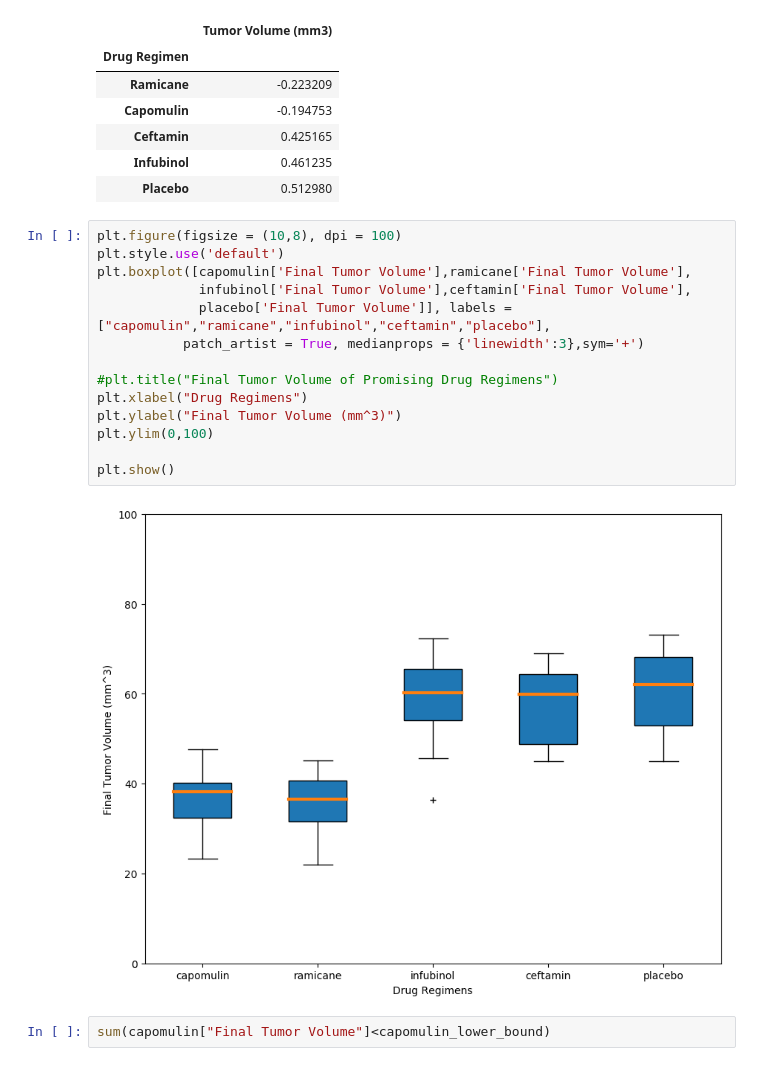
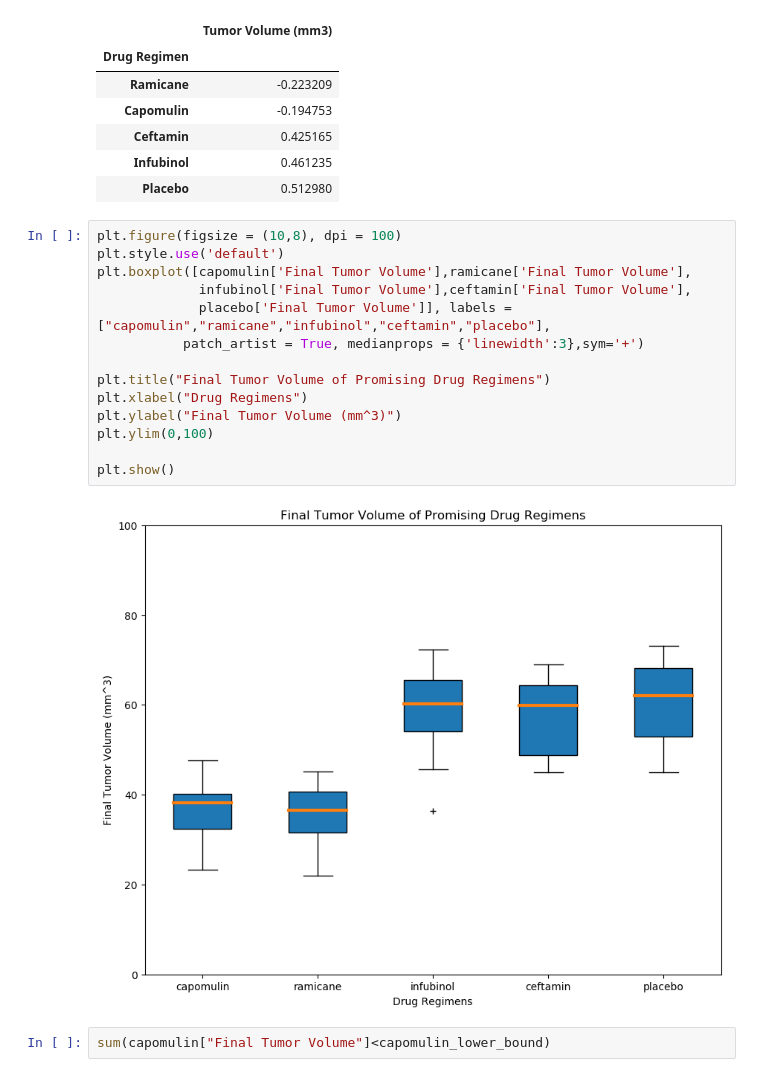
Before and after one commit to 87danielbradley/Matplotlib, a Jupyter notebook: pymaceuticals.ipynb, the cells around one changed output. Cells and saved outputs as stored; diff of their text form.

```diff
--- a/pymaceuticals.ipynb
+++ b/pymaceuticals.ipynb
@@ -345,19 +345,19 @@ top_four
 # %%
 plt.figure(figsize = (10,8), dpi = 100)
 plt.style.use('default')
 plt.boxplot([capomulin['Final Tumor Volume'],ramicane['Final Tumor Volume'],
              infubinol['Final Tumor Volume'],ceftamin['Final Tumor Volume'],
              placebo['Final Tumor Volume']], labels = ["capomulin","ramicane","infubinol","ceftamin","placebo"],
            patch_artist = True, medianprops = {'linewidth':3},sym='+')
 
-#plt.title("Final Tumor Volume of Promising Drug Regimens")
+plt.title("Final Tumor Volume of Promising Drug Regimens")
 plt.xlabel("Drug Regimens")
 plt.ylabel("Final Tumor Volume (mm^3)")
 plt.ylim(0,100)
 
 plt.show()
 # %% [output]
-[figure, old version]
+[figure, new version]
 # %%
 sum(capomulin["Final Tumor Volume"]<capomulin_lower_bound)
 # %% [output]
```
Also changed, not shown: parts of 6 cells of this notebook.
